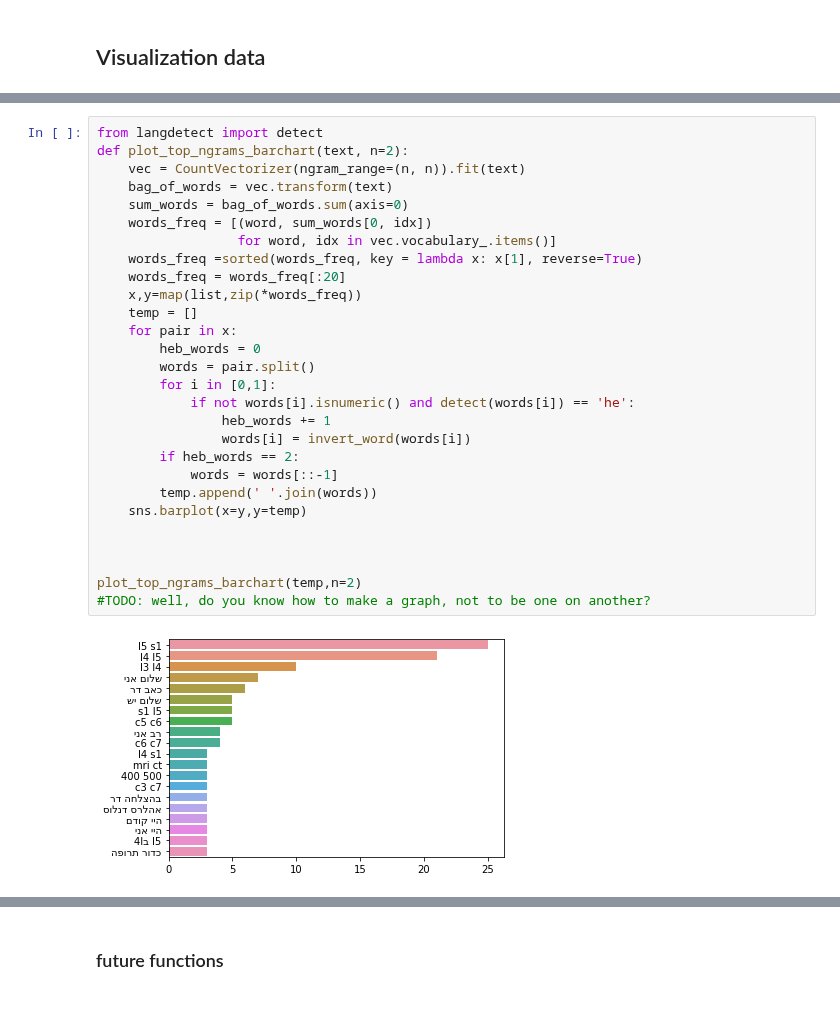
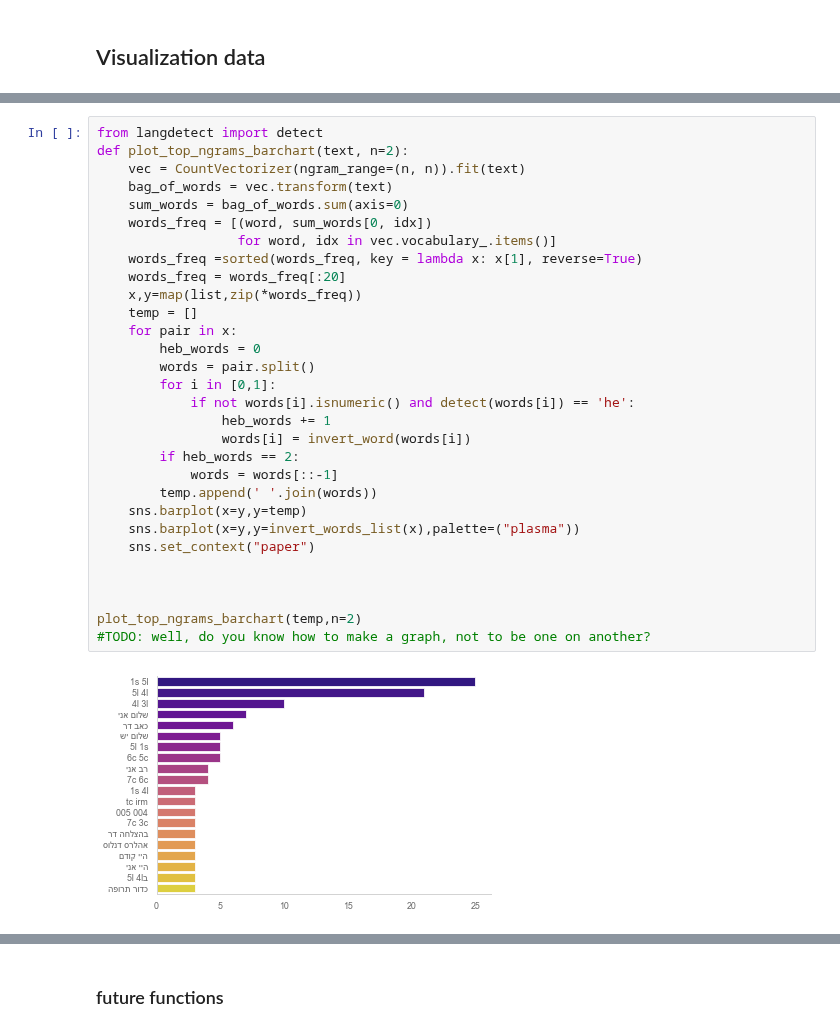
Before and after one commit to roishlezinger/nlpH, a Jupyter notebook: final project/organizes_data.ipynb, the cells around one changed output, grey strips where cells are left out. Cells and saved outputs as stored; diff of their text form; blank space fills up the shorter version.

```diff
--- a/final project/organizes_data.ipynb
+++ b/final project/organizes_data.ipynb
@@ -372,33 +306,35 @@ def invert_word(word):
 # %%
 from langdetect import detect
 def plot_top_ngrams_barchart(text, n=2):
     vec = CountVectorizer(ngram_range=(n, n)).fit(text)
     bag_of_words = vec.transform(text)
     sum_words = bag_of_words.sum(axis=0)
     words_freq = [(word, sum_words[0, idx])
                   for word, idx in vec.vocabulary_.items()]
     words_freq =sorted(words_freq, key = lambda x: x[1], reverse=True)
     words_freq = words_freq[:20]
     x,y=map(list,zip(*words_freq))
     temp = []
     for pair in x:
         heb_words = 0
         words = pair.split()
         for i in [0,1]:
             if not words[i].isnumeric() and detect(words[i]) == 'he':
                 heb_words += 1
                 words[i] = invert_word(words[i])
         if heb_words == 2:
             words = words[::-1]
         temp.append(' '.join(words))
     sns.barplot(x=y,y=temp)
+    sns.barplot(x=y,y=invert_words_list(x),palette=("plasma"))
+    sns.set_context("paper")
 
 
 
 plot_top_ngrams_barchart(temp,n=2)
 #TODO: well, do you know how to make a graph, not to be one on another?
 # %% [output]
-[figure, old version]
+[figure, new version]
 # %%
 #TODO: בשוקה 86 הוא לא מטפל במקרים. אני חושב שזה בגלל שמופיע לפני נקודה. יתכן שכדי לשנות את הפונקציה של הנקיון. פתרון אלגני יותר יהיה להתשמש ברגקס
 print(joy1.iloc[252  ,5])
```
Also changed, not shown: parts of 8 cells of this notebook, 1 other file.
